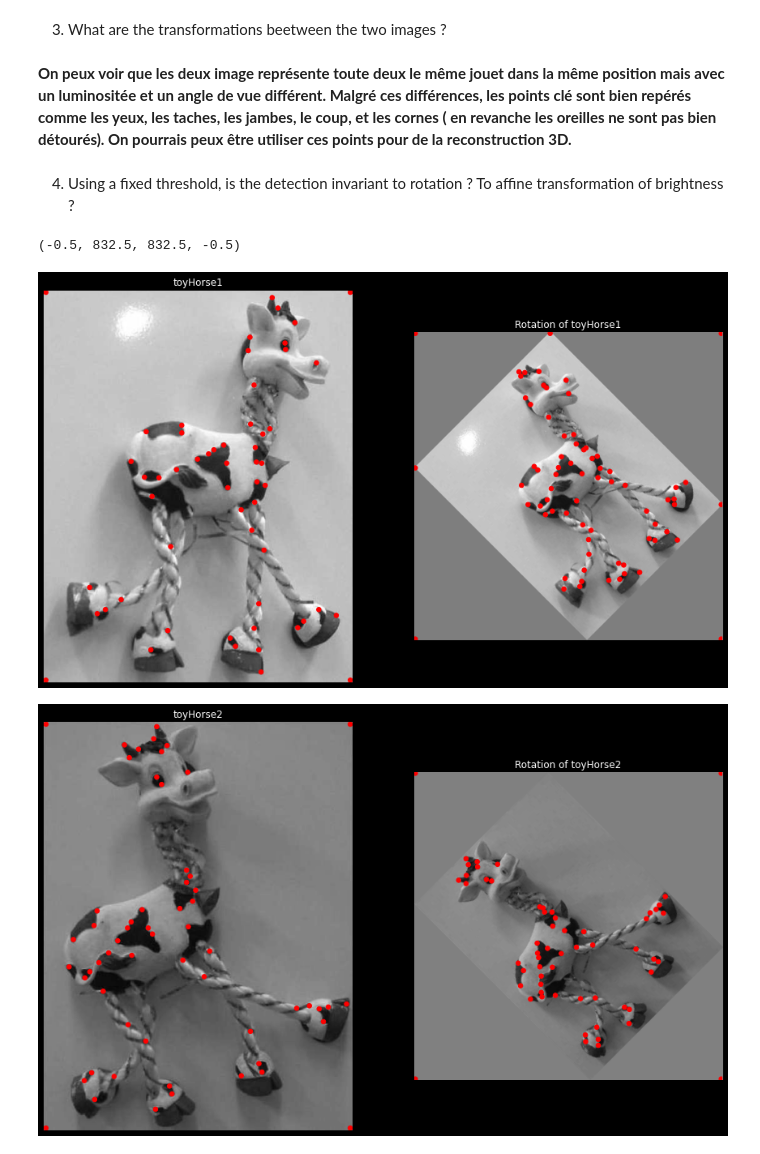
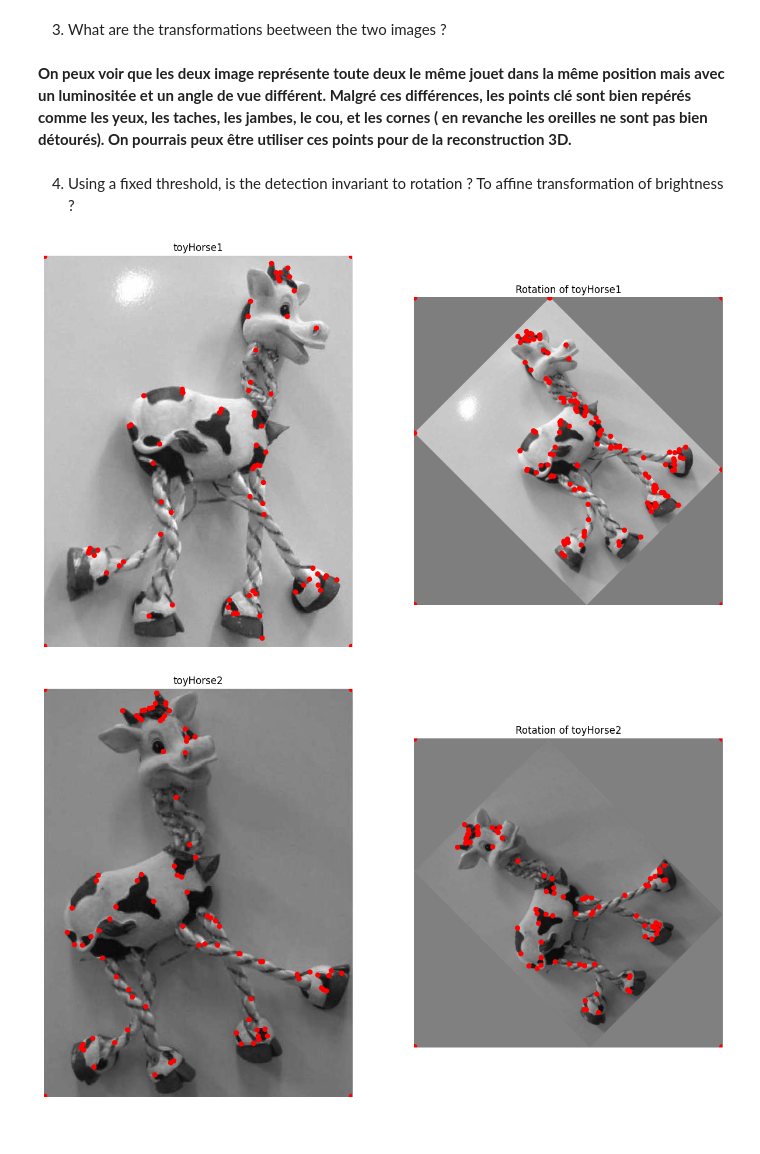
Before and after one commit to White-On/BIMA_Notebook, a Jupyter notebook: TME6.ipynb, the cells around one changed output. Drawn from its saved outputs; the diff is of its cells as text; code cells hidden in the pictures.

```diff
--- a/TME6.ipynb
+++ b/TME6.ipynb
@@ -100,8 +100,8 @@ def computeR(image,scale,kappa):
     IxIy = Ix*Iy
 
     # convolution of 𝐼2𝑥,𝐼2𝑦 and 𝐼𝑥.𝐼𝑦 by a gaussian kernel of size N
-    N = scale//3 + 1
-    gaussKern = gaussianKernel(N)
+    W = scale/6 - 1
+    gaussKern = gaussianKernel(W)
 
     M = np.array([convolve2d(IxPow2, gaussKern, 'same'),
                   convolve2d(IxIy, gaussKern, 'same'),
@@ -147,6 +147,8 @@ From the Harris response calculated at exercise 1, we will write all the functio
 1) A function `thresholdR(R, thres)` that calculates and returns the binary thresholding $R_b$ of the response $R$ according to the threshold $thres$
 # %%
 def normalize(I):
+    if np.max(I) == 0:
+        return I
     return 255 *(I /np.max(I))
 
 
@@ -159,6 +161,6 @@ def thresholdR(R, thresh):
     return threshImage
 
 imshow(thresholdR(R, 55550000))
-imshow(thresholdR(normalize(R), 50))
+imshow(thresholdR(normalize(R), 12))
 # il semble plus pratique de normaliser l'image pour mieux jouer sur le filtre
 # %% [output]
@@ -207,8 +209,8 @@ fig, axes = plt.subplots(1, 3, figsize=(21, 7))
 axes[0].imshow(house2, cmap='gray')
 axes[0].set_title('Original image')
 
-R = computeR(house2, 15, 0.04)
-Rbin = thresholdR(normalize(R), 50)
+R = computeR(house2, 30, 0.04)
+Rbin = thresholdR(normalize(R), 12)
 
 axes[1].imshow(R, cmap='hot')
 axes[1].set_title('Harris Response')
@@ -347,7 +393,7 @@ dynamic range (toy2) :[0, 253]
 # %% [markdown]
 3) What are the transformations beetween the two images ?
 # %% [markdown]
-**On peux voir que les deux image représente toute deux le même jouet dans la même position mais avec un luminositée et un angle de vue différent. Malgré ces différences, les points clé sont bien repérés comme les yeux, les taches, les jambes, le coup, et les cornes ( en revanche les oreilles ne sont pas bien détourés). On pourrais peux être utiliser ces points pour de la reconstruction 3D.**
+**On peux voir que les deux image représente toute deux le même jouet dans la même position mais avec un luminositée et un angle de vue différent. Malgré ces différences, les points clé sont bien repérés comme les yeux, les taches, les jambes, le cou, et les cornes ( en revanche les oreilles ne sont pas bien détourés). On pourrais peux être utiliser ces points pour de la reconstruction 3D.**
 # %% [markdown]
 4) Using a fixed threshold, is the detection invariant to rotation ? To affine transformation of brightness ?
 # %%
@@ -367,5 +419,8 @@ def transfBrightness(I:np.array,b):
 # %%
-CornerToy1 = cornerDetector(toy1, 15, 0.04, 20)
+threshold = 10
+sigma = 15
+
+CornerToy1 = cornerDetector(toy1, sigma, 0.04, threshold)
 corners =(np.nonzero(CornerToy1))
 
 fig = plt.figure(figsize=(15, 15))
@@ -377,38 +432,39 @@ plt.title('toyHorse1')
 plt.axis('off')
 
 rotateToy1 = rotateImage(toy1,45)
-CornerToy1 = cornerDetector(rotateToy1, 15, 0.04, 20)
+CornerToy1 = cornerDetector(rotateToy1, sigma, 0.04, threshold)
 corners =(np.nonzero(CornerToy1))
 
 
 plt.subplot(1,2,2)
 plt.imshow(rotateToy1, cmap='gray')
 plt.scatter(x=corners[1], y=corners[0], s=np.ones(corners[0].shape)*30, c="red")
 plt.title('Rotation of toyHorse1')
 plt.axis('off')
+plt.show()
 
-CornerToy2 = cornerDetector(toy2, 15, 0.04, 20)
+CornerToy2 = cornerDetector(toy2, sigma, 0.04, threshold)
 corners =(np.nonzero(CornerToy2))
 
 fig = plt.figure(figsize=(15, 15))
 
 plt.subplot(1,2,1)
 plt.imshow(toy2, cmap='gray')
 plt.scatter(x=corners[1], y=corners[0], s=np.ones(corners[0].shape)*30, c="red")
 plt.title('toyHorse2')
 plt.axis('off')
 
 rotateToy2 = rotateImage(toy2,45)
-CornerToy2 = cornerDetector(rotateToy2, 15, 0.04, 20)
+CornerToy2 = cornerDetector(rotateToy2, sigma, 0.04, threshold)
 corners =(np.nonzero(CornerToy2))
 
 
 plt.subplot(1,2,2)
 plt.imshow(rotateToy2, cmap='gray')
 plt.scatter(x=corners[1], y=corners[0], s=np.ones(corners[0].shape)*30, c="red")
 plt.title('Rotation of toyHorse2')
 plt.axis('off')
+plt.show()
 # %% [output]
-(-0.5, 832.5, 832.5, -0.5)
-[figure, old version]
+[figure, new version]
-[figure, old version]
+[figure, new version]
```
Also changed, not shown: parts of 22 cells of this notebook.
